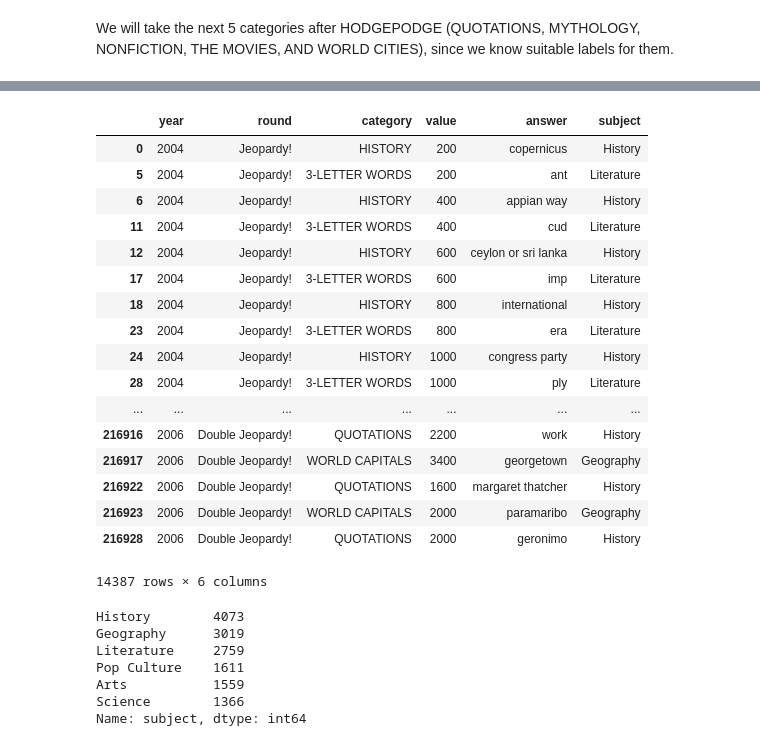
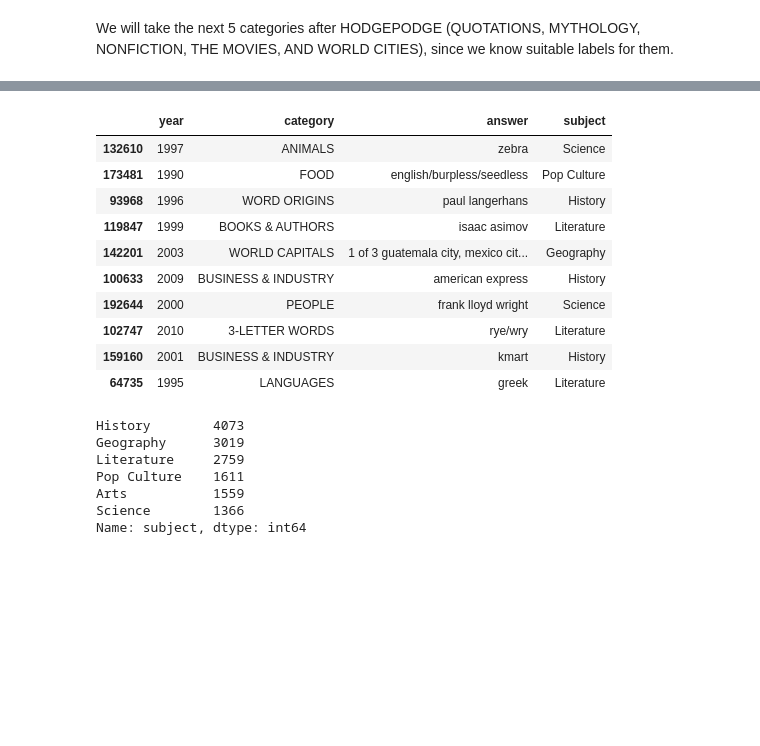
Before and after one commit to brn016/Projects, a Jupyter notebook: Jeopardy Project.ipynb, the cells around one changed output, grey strips where cells are left out. Drawn from its saved outputs; the diff is of its cells as text; code cells hidden in the pictures; blank space fills up the shorter version.

```diff
--- a/Jeopardy Project.ipynb
+++ b/Jeopardy Project.ipynb
@@ -108,9 +110,7 @@ def convertValues(cost):
 dfClean = pd.DataFrame()
 #dfClean.columns = ['Year', 'Round', 'Category', 'Value', 'Answer']
 dfClean['year'] = df[' Air Date'].apply(cleanDate)
-dfClean['round'] = df[' Round']
 dfClean['category'] = df[' Category']
-dfClean['value'] = df[' Value'].apply(convertValues)
 dfClean['answer'] = df[' Answer'].apply(cleanAnswer)
 dfClean = dfClean[dfClean['year'] != '2012']
 display(dfClean)
@@ -305,9 +284,6 @@ display(categories)
  'THE MOVIES',
  'WORLD CITIES']
 # %%
-catsToSubject = {}
-catsToSubject.update({'SCIENCE': 'Science'})
-
 subjects = [
     'Science',
     'Literature',
@@ -363,3 +339,5 @@ subjects = [
 
 for sub in subjects:
     assert sub in subjectList
+
+catsToSubject = dict(zip(categories, subjects))
@@ -390,27 +347,20 @@ def assignSubject(category):
 # %%
 pd.options.mode.chained_assignment = None  # default='warn'
 dfCatsAndSubjects = dfClean[dfClean['category'].isin(list(catsToSubject.keys()))]
 dfCatsAndSubjects['subject'] = dfCatsAndSubjects['category'].apply(assignSubject)
-display(dfCatsAndSubjects)
+display(dfCatsAndSubjects.sample(10))
 # %% [output]
-|  | year | round | category | value | answer | subject |
-| 0 | 2004 | Jeopardy! | HISTORY | 200 | copernicus | History |
-| 5 | 2004 | Jeopardy! | 3-LETTER WORDS | 200 | ant | Literature |
-| 6 | 2004 | Jeopardy! | HISTORY | 400 | appian way | History |
-| 11 | 2004 | Jeopardy! | 3-LETTER WORDS | 400 | cud | Literature |
-| 12 | 2004 | Jeopardy! | HISTORY | 600 | ceylon or sri lanka | History |
-| 17 | 2004 | Jeopardy! | 3-LETTER WORDS | 600 | imp | Literature |
-| 18 | 2004 | Jeopardy! | HISTORY | 800 | international | History |
-| 23 | 2004 | Jeopardy! | 3-LETTER WORDS | 800 | era | Literature |
-| 24 | 2004 | Jeopardy! | HISTORY | 1000 | congress party | History |
-| 28 | 2004 | Jeopardy! | 3-LETTER WORDS | 1000 | ply | Literature |
-| ... | ... | ... | ... | ... | ... | ... |
-| 216916 | 2006 | Double Jeopardy! | QUOTATIONS | 2200 | work | History |
-| 216917 | 2006 | Double Jeopardy! | WORLD CAPITALS | 3400 | georgetown | Geography |
-| 216922 | 2006 | Double Jeopardy! | QUOTATIONS | 1600 | margaret thatcher | History |
-| 216923 | 2006 | Double Jeopardy! | WORLD CAPITALS | 2000 | paramaribo | Geography |
-| 216928 | 2006 | Double Jeopardy! | QUOTATIONS | 2000 | geronimo | History |
+|  | year | category | answer | subject |
+| 132610 | 1997 | ANIMALS | zebra | Science |
+| 173481 | 1990 | FOOD | english/burpless/seedless | Pop Culture |
+| 93968 | 1996 | WORD ORIGINS | paul langerhans | History |
+| 119847 | 1999 | BOOKS & AUTHORS | isaac asimov | Literature |
+| 142201 | 2003 | WORLD CAPITALS | 1 of 3 guatemala city, mexico cit... | Geography |
+| 100633 | 2009 | BUSINESS & INDUSTRY | american express | History |
+| 192644 | 2000 | PEOPLE | frank lloyd wright | Science |
+| 102747 | 2010 | 3-LETTER WORDS | rye/wry | Literature |
+| 159160 | 2001 | BUSINESS & INDUSTRY | kmart | History |
+| 64735 | 1995 | LANGUAGES | greek | Literature |
-14387 rows × 6 columns
 # %%
 subjectCounts = dfCatsAndSubjects['subject'].value_counts()
 display(subjectCounts)
```
Also changed, not shown: parts of 51 cells of this notebook, 1 other file.
